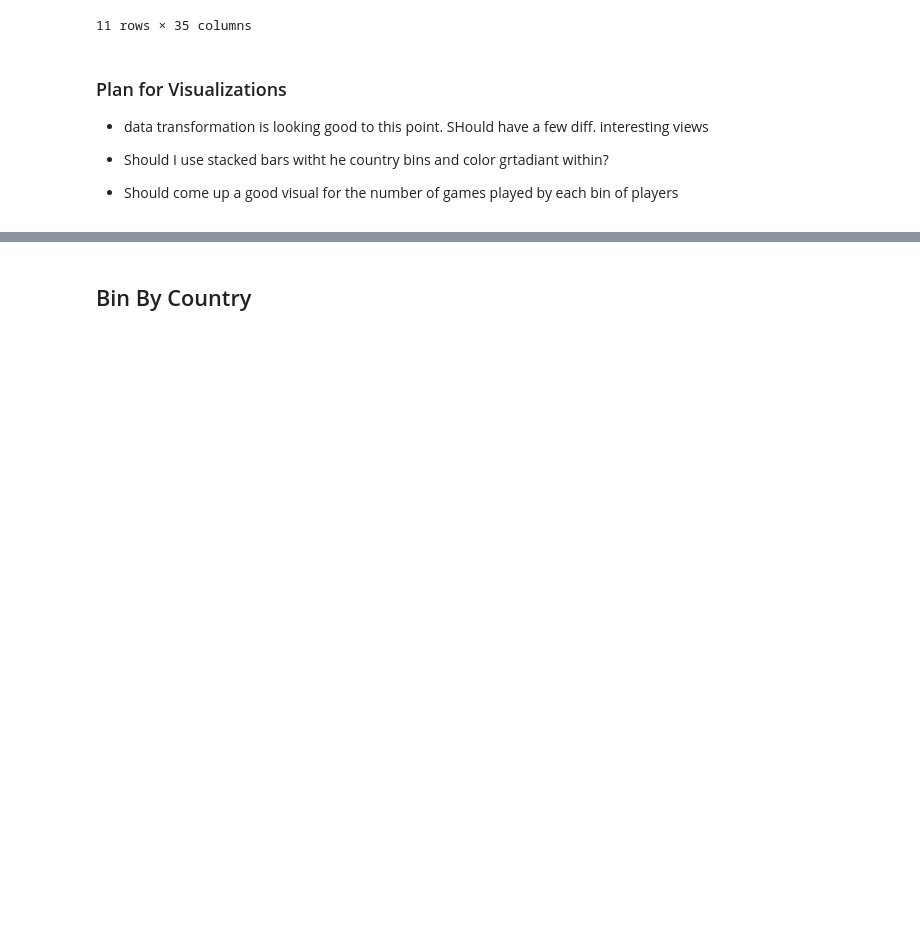
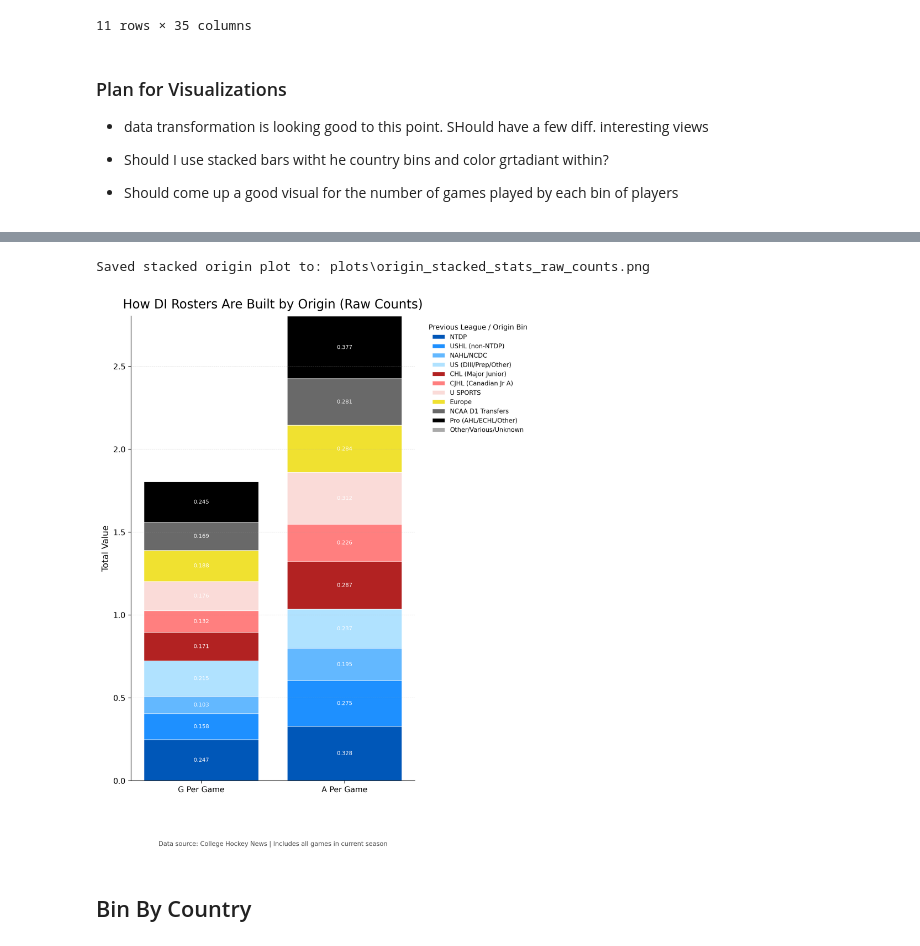
Before and after one commit to JSmith1826/college_hockey_2526, a Jupyter notebook: workbook/visualization_scripts/scoring_by_player_origin.ipynb, the cells around one changed output, grey strips where cells are left out. Saved outputs shown, nothing was run; the diff lists cells and outputs as text; code cells hidden in the pictures; blank space fills up the shorter version.

```diff
--- a/workbook/visualization_scripts/scoring_by_player_origin.ipynb
+++ b/workbook/visualization_scripts/scoring_by_player_origin.ipynb
@@ -693,3 +1092,22 @@ memory usage: 3.4 KB
+# %%
+metrics_raw = ("G_per_game", "A_per_game")
+
+### Plot with raw count (not normalized)
+fig, ax = plot_origin_stacked_stats(
+    df=origin_df,
+    label_mode="raw",
+    bin_color_mapping=bin_color_mapping,
+    raw_decimals=3,
+    metrics=metrics_raw,
+    normalize=False,  # raw counts
+    sort_bins_by="Player_Count",
+    title="How DI Rosters Are Built by Origin (Raw Counts)",
+    footnote="Data source: College Hockey News | Includes all games in current season",
+    output_path="plots/origin_stacked_stats_raw_counts.png",
+)
+# %% [output]
+Saved stacked origin plot to: plots\origin_stacked_stats_raw_counts.png
+[figure, added]
 # %% [markdown]
 ## Bin By Country
 # %%
```
Also changed, not shown: parts of 16 cells of this notebook, 5 other files.
